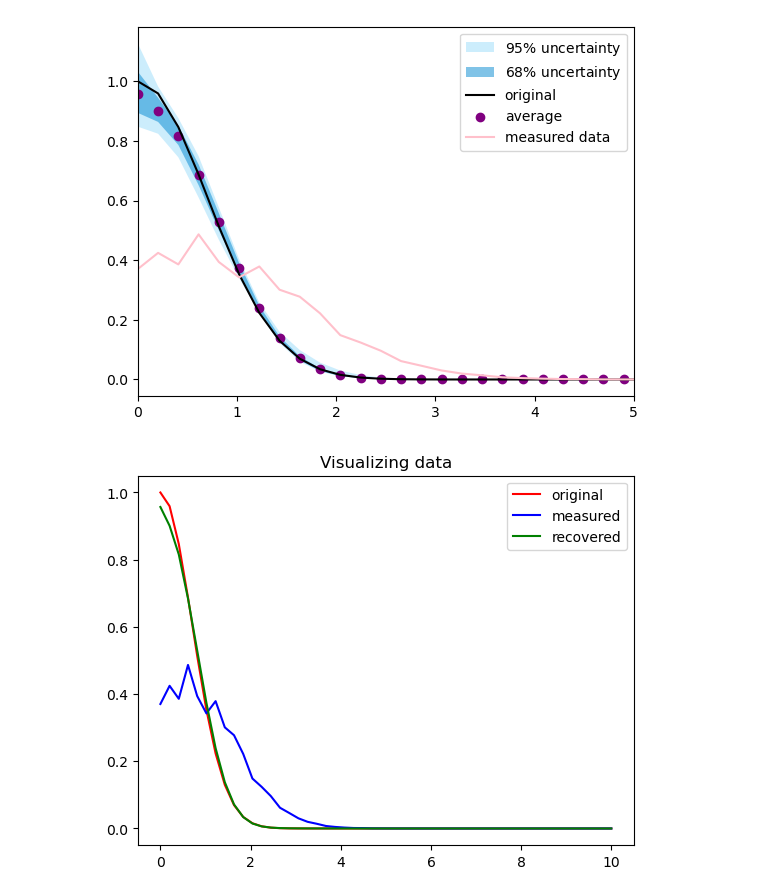
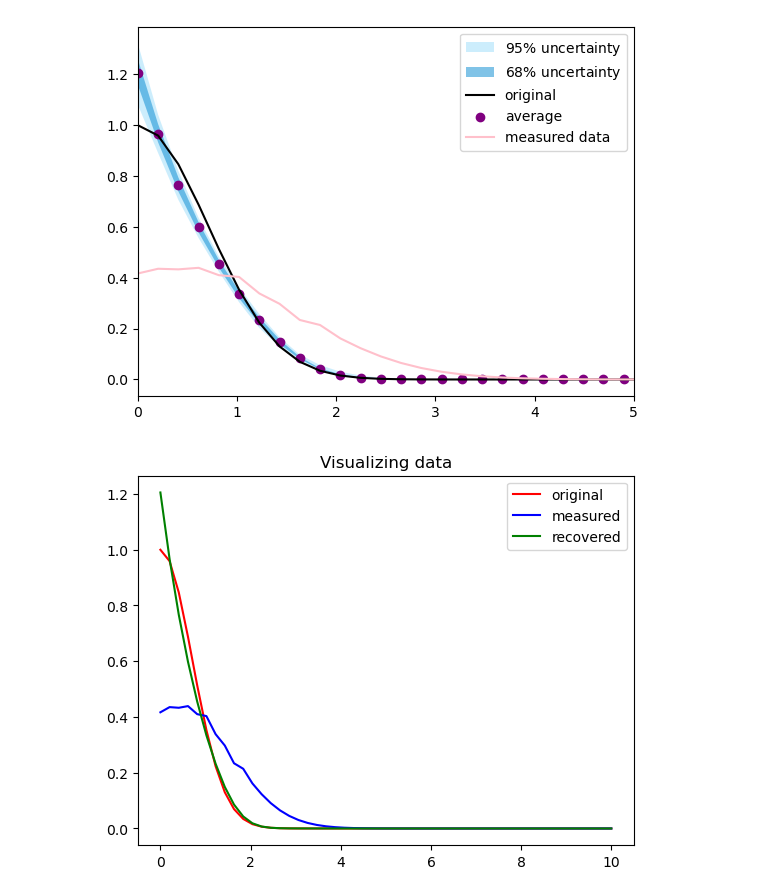
Before and after one commit to hidalgomudonhi/Deblurring, a Jupyter notebook: Deblurring with noise-Copy2.ipynb, the cells around one changed output. Cells and saved outputs as stored; diff of their text form; code cells hidden in the pictures.

```diff
--- a/Deblurring with noise-Copy2.ipynb
+++ b/Deblurring with noise-Copy2.ipynb
@@ -18,12 +18,12 @@ def matrix():
             for j in range(len(w)):
                     matrix[i][j]=f(w[j],v[i])
         return matrix
-matrix1 = matrix()
+tranfareMatrix = matrix()
 # %%
 #find the constant of normalizing matrix (Pij/Pj)
 W=2
-P=np.matmul([W]*len(matrix1),matrix1)
-con=np.divide(W*matrix1,P)
+P=np.matmul([W]*len(tranfareMatrix),tranfareMatrix)
+con=np.divide(W*tranfareMatrix,P)
 # %%
 # Find the measured results (fj)
 x=np.linspace(0,10,50)#defining the x-axis
@@ -35,7 +35,7 @@ def find_fj():
             y[i]=(f(x[i]))
 
 
-    f=np.matmul(matrix1,y)
+    f=np.matmul(tranfareMatrix,y)
     return f
 
 measured_results = find_fj()
@@ -97,7 +97,6 @@ recovered=rec.copy()
 # %%
 band=[]
 sample=[]
-deviation=0
 average=[]
 n=0
 rec =np.ones(len(x))
@@ -107,48 +106,49 @@ noise=noisy.copy()
 
 while(n<numberOfGenerations):
         fnj=working_fj(matrix1,rec)
-        rec=Recover(rec,noisy,fnj,con)
+        rec=Recover(rec,noise,fnj,con)
         rec=Regular(rec)
         band.append(rec)
         #changing the next input round
-        noisy=np.random.normal(noise,0.1*noise) ### It is important to keep this possitive###
+        noise=np.random.normal(noisy,0.1*noise) # It is important to keep this positive
         #print(noisy)
         n+=1
+
 
 #finding the average for all the points
 j=0
 for i in range(len(x)):
     j=0
     sample=[]  #
     while(j<numberOfGenerations):
             sample.append(band[j][i])
             j+=1
     average.append(np.mean(sample))
 
 #finding the standard deviation from the mean
 mean=np.array([np.mean(np.array(band)[:,ji]) for ji in range(len(x))])
 Deviation=np.array([np.std(np.array(band)[:,ji]) for ji in range(len(x))])
 ### visualization inside band, but you can comment it see the bands
 # plt.figure()
 # for j in range(500):
 #        plt.plot(x,band[j])
 #        plt.plot(x,mean+2*Deviation,'.')
 
 bounds = np.percentile(np.array(band), 100 * norm.cdf([-2, -1, 1, 2]), axis=0)
 plt.fill_between(x, 1*bounds[0, :], 1*bounds[-1, :],
                    label="95$\%$ uncertainty", fc="#03A9F4", alpha=0.2)
 plt.fill_between(x,1*bounds[1, :], 1*bounds[-2, :],
                        label="68$\%$ uncertainty", fc="#0288D1", alpha=0.5)
 
-#plt.plot(x,recovered, color='red',label="last recovery") tro show the effect of noise amplification
+#plt.plot(x,recovered, color='red',label="last recovery") to show the effect of noise amplification
 plt.plot(x,original, color ='black',label="original")
 plt.scatter(x,average, color='purple', label="average")
 plt.xlim(0,5)
 plt.plot(x,noisy,color="pink",label="measured data")
 plt.legend()
 plt.show()
 # %% [output]
-[figure, old version]
+[figure, new version]
 # %%
     plt.plot(x,original,"red",label="original")
     plt.plot(x,noisy,"blue",label="measured")
@@ -157,4 +157,4 @@ plt.show()
     plt.legend()
     plt.show()
 # %% [output]
-[figure, old version]
+[figure, new version]
```
Also changed, not shown: parts of 1 cell of this notebook.
